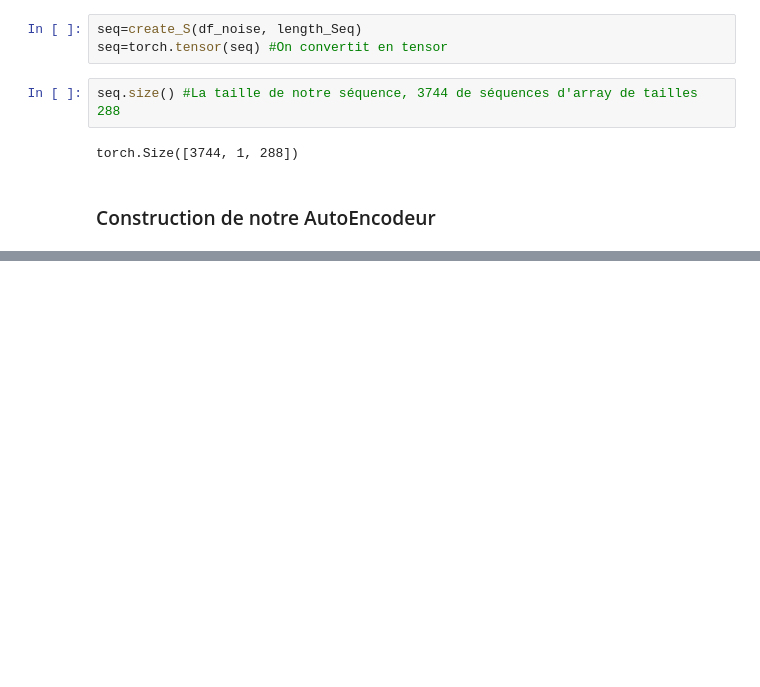
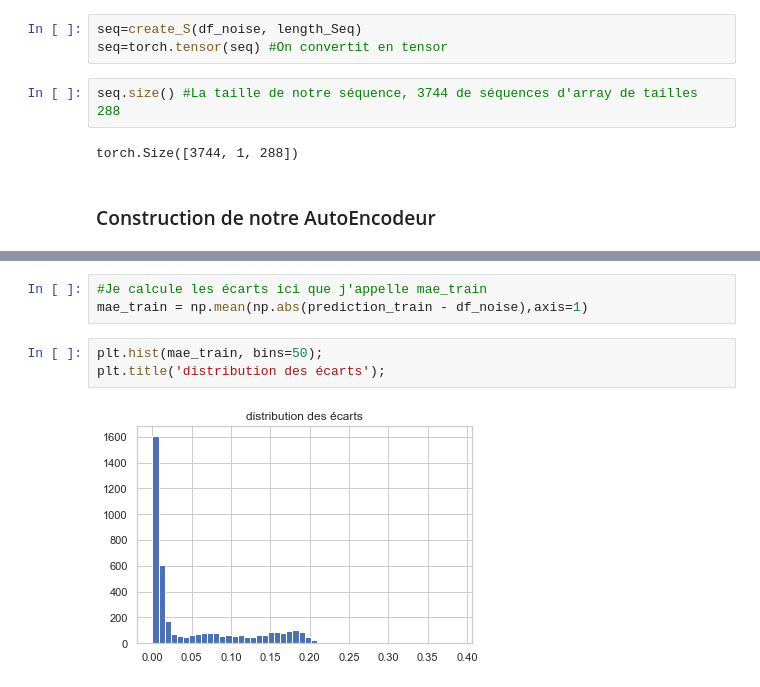
Before and after one commit to cheikh06/Detection_Anomaly, a Jupyter notebook: Anomaly_Detection.ipynb, the cells around one changed output, grey strips where cells are left out. Cells and saved outputs as stored; diff of their text form; blank space fills up the shorter version.

```diff
--- a/Anomaly_Detection.ipynb
+++ b/Anomaly_Detection.ipynb
@@ -268,0 +243,8 @@ plt.legend();
+# %%
+#Je calcule les écarts ici que j'appelle mae_train
+mae_train = np.mean(np.abs(prediction_train - df_noise),axis=1)
+# %%
+plt.hist(mae_train, bins=50);
+plt.title('distribution des écarts');
+# %% [output]
+[figure, added]
```
Also changed, not shown: parts of 61 cells of this notebook.
